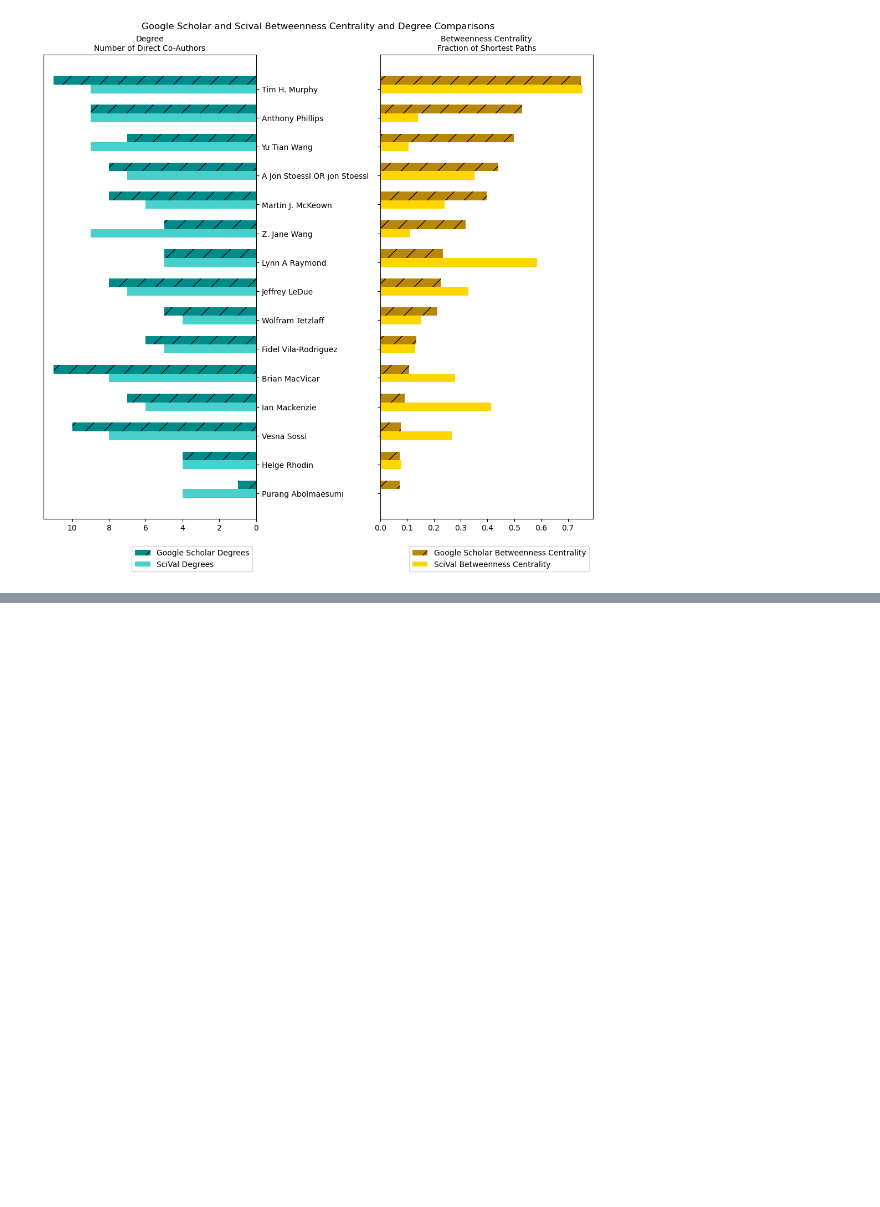
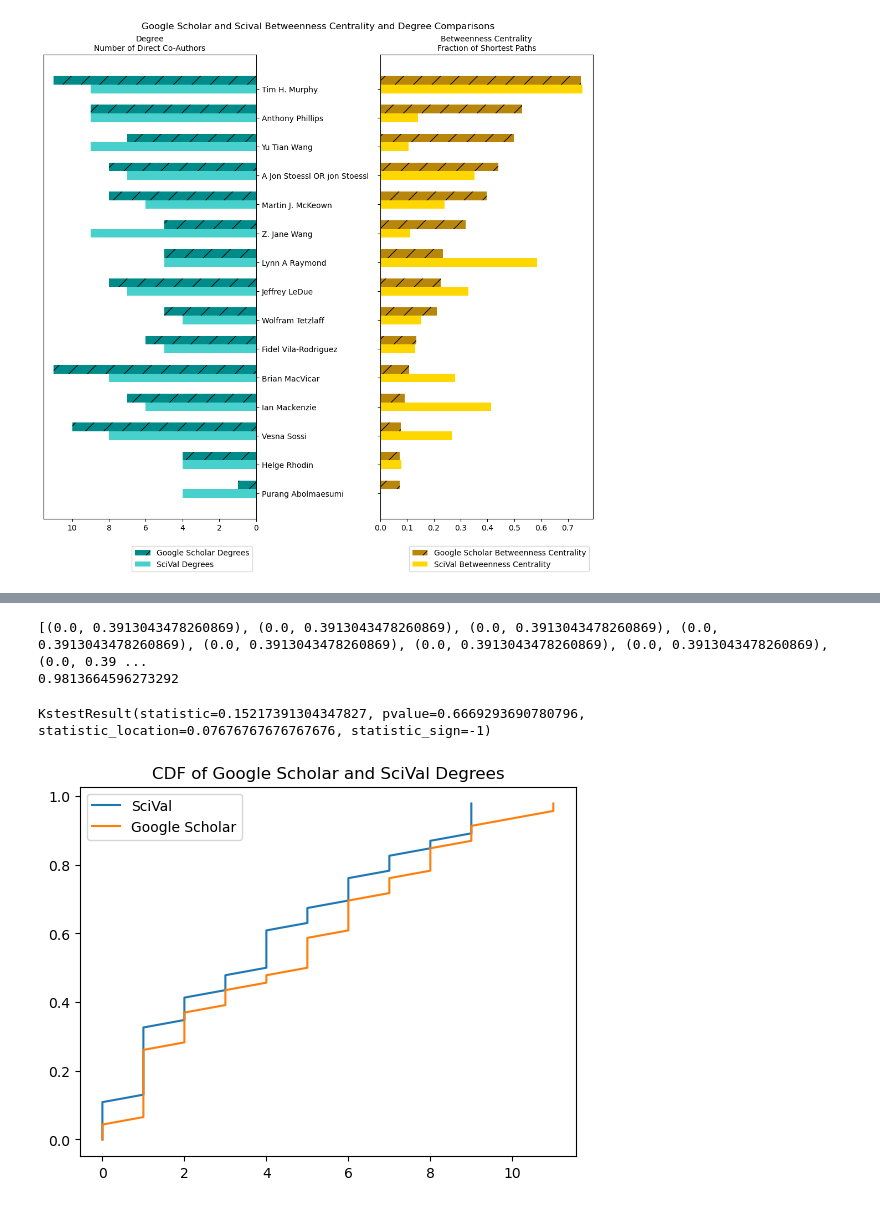
Before and after one commit to ubcbraincircuits/scholar_metrics_scraper, a Jupyter notebook: Supplemental Data/Coauthorship Network/network_analysis.ipynb, the cells around one changed output, grey strips where cells are left out. Saved outputs shown, nothing was run; the diff lists cells and outputs as text; code cells hidden in the pictures; blank space fills up the shorter version.

```diff
--- a/Supplemental Data/Coauthorship Network/graph_matrix.ipynb
+++ b/Supplemental Data/Coauthorship Network/network_analysis.ipynb
@@ -346,0 +411,54 @@ plt.show()
+# %%
+#find difference between S(sv_x) - G(sv_x)
+cdf_diff = [
+    (x, (s_y - g_y)) for (x, s_y, g_y) in
+    zip( #zip together X and corresponding Y values
+        [x for (x, y) in Sx], #for very x
+        [s_y for (x, s_y) in Sx], #get y of Scival CDF
+        [g_y for (x, g_y) in Gx], #get y of google scholar CDF
+        )
+]
+
+print(cdf_diff)
+
+# find index(es) of supremum
+# largest_cdfy_diff = [x for x, y
+#        in enumerate(cdf_diff)
+#        if y[1] == max( #find largest absolute value in the y axis
+#            [abs(y) for (x,y) in cdf_diff]
+#            )
+#        ]
+
+largest_cdfy_diff = max([abs(y) for (x,y) in cdf_diff])
+print(largest_cdfy_diff)
+
+# print([cdf_diff[i] for i in largest_cdfy_diff])
+# %% [output]
+[(0.0, 0.3913043478260869), (0.0, 0.3913043478260869), (0.0, 0.3913043478260869), (0.0, 0.3913043478260869), (0.0, 0.3913043478260869), (0.0, 0.3913043478260869), (0.0, 0.3913043478260869), (0.0, 0.39 ...
+0.9813664596273292
+# %%
+expected_ks2samp = stats.ks_2samp(sv_weighted_BC_normed, gs_weighted_BC_normed)
+print(expected_ks2samp)
+# %% [output]
+KstestResult(statistic=0.15217391304347827, pvalue=0.6669293690780796, statistic_location=0.07676767676767676, statistic_sign=-1)
+# %%
+sv_deg_CDF, = plt.plot(
+    np.sort(sv_deg), #at every observed X,
+    np.linspace( #Y value will be evenly spaced points between
+        0, #start
+        1, #stop
+        len(sv_deg), #number of samples to generate
+        endpoint=False #stop (1) is not included in the sample
+        ),
+        label = "SciVal"
+    )
+gs_deg_CDF, = plt.plot(
+    np.sort(gs_deg),
+    np.linspace(0, 1, len(gs_deg), endpoint=False),
+    label = "Google Scholar"
+    )
+plt.title("CDF of Google Scholar and SciVal Degrees")
+plt.legend()
+plt.show()
+# %% [output]
+[figure, added]
```
Also changed, not shown: parts of 7 cells of this notebook, 9 other files.
